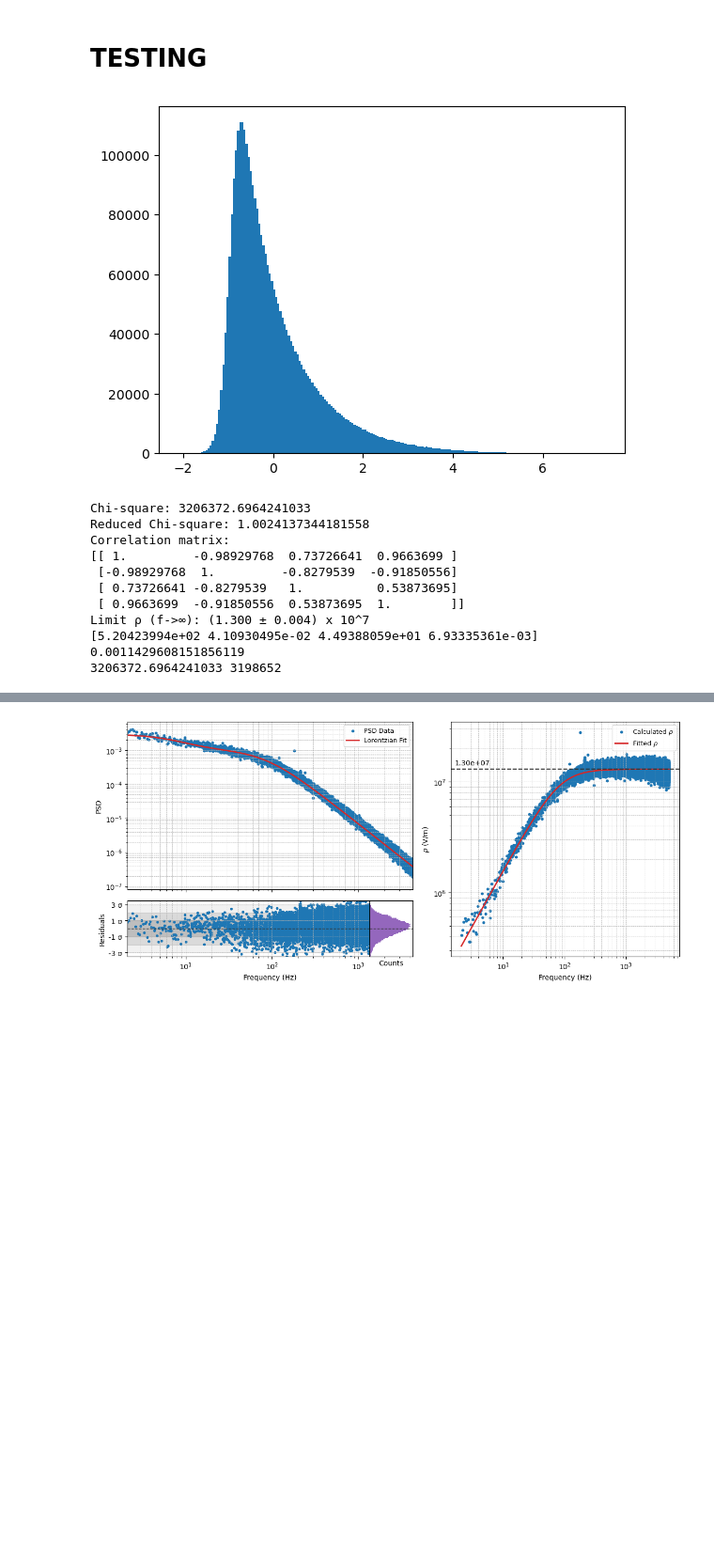
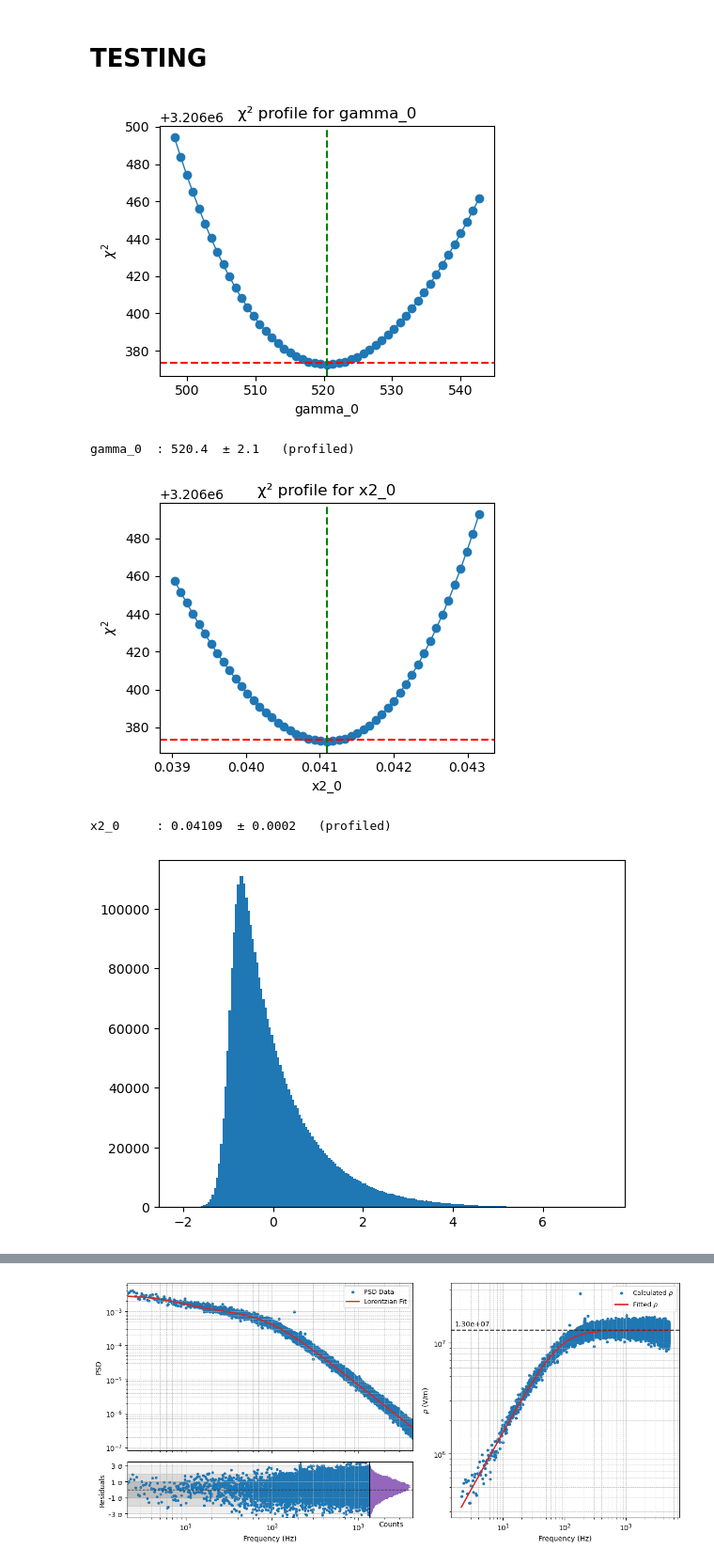
Before and after one commit to noah-silverberg/382L-Optical-Tweezer, a Jupyter notebook: rho.ipynb, the cells around one changed output, grey strips where cells are left out. Shown at 94% size. Drawn from its saved outputs; the diff is of its cells as text; code cells hidden in the pictures; blank space fills up the shorter version.

```diff
--- a/rho.ipynb
+++ b/rho.ipynb
@@ -971,6 +1054,14 @@ popt, pcov = opt.curve_fit(
 gamma_0_opt, x2_0_opt, gamma_1_opt, x2_1_opt = popt
 f0_0_opt = 0.0  # f0 is fixed
 f0_1_opt = 0.0  # f0 is fixed
+
+gamma_0_opt, gamma_0_err = profile_param("gamma_0", 0,
+                                         popt, pcov,
+                                         freq_all, psd_diff_all, psd_std_all)
+
+x2_0_opt,    x2_0_err    = profile_param("x2_0",    1,
+                                         popt, pcov,
+                                         freq_all, psd_diff_all, psd_std_all)
 
 
 ############# CHI SQUARE CALCULATION ON ALL DATA ###############
@@ -1018,42 +1109,41 @@ rho_fit = rho(lorentzian(freqs[mask], gamma_0_opt, f0_0_opt, x2_0_opt), freqs[ma
 # So the uncertainty in ρ is:
 #   σ_ρ = (A / (2 * ρ)) * σ_S
 A = 6 * np.pi**3 * eta * freqs[mask]**2 * r_avg / (kb * T)
 rho_raw_err = (A / (2 * rho_raw)) * avg_difference_psd['STD'][mask]
 
 # --- Additional: Compute the f->infty limit value of ρ and its uncertainty ---
 # The derived limit is:
 #   ρ_limit = sqrt((π * ζ * x2_opt * γ_opt) / (kb * T))
 # where ζ = 6 * π * η * r_avg (as in a Stokes drag coefficient)
 zeta = 6 * np.pi * eta * r_avg
 rho_limit = np.sqrt((x2_0_opt * gamma_0_opt * np.pi * zeta) / (kb * T))
 
 # Extract uncertainties from the fit parameters
 gamma_err = np.sqrt(pcov[0, 0])
 x2_err = np.sqrt(pcov[1, 1])
 
+print(gamma_0_err, gamma_err)
+print(x2_0_err, x2_err)
+
+gamma_err = gamma_0_err
+x2_err = x2_0_err
+
 # Propagate error:
 #   σ_ρ_limit = (ρ_limit/2) * sqrt((σ_x2/x2_opt)^2 + (σ_γ/γ_opt)^2)
 rho_limit_err = (rho_limit / 2) * np.sqrt((x2_err / x2_0_opt)**2 + (gamma_err / gamma_0_opt)**2)
 
 exponent = int(np.floor(np.log10(rho_limit)))
 scaled_rho = rho_limit / 10**exponent
 scaled_rho_err = rho_limit_err / 10**exponent
 print(f"Limit ρ (f->∞): ({scaled_rho:.3f} ± {scaled_rho_err:.3f}) x 10^{exponent}")
 
 print(popt)
 import scipy.stats as stats
 print(1 - stats.chi2.cdf(chi_square, dof))
 print(chi_square, dof)
 # %% [output]
-[figure, old version]
+[figure, new version]
-Chi-square: 3206372.6964241033
-Reduced Chi-square: 1.0024137344181558
-Correlation matrix:
-[[ 1.         -0.98929768  0.73726641  0.9663699 ]
- [-0.98929768  1.         -0.8279539  -0.91850556]
- [ 0.73726641 -0.8279539   1.          0.53873695]
- [ 0.9663699  -0.91850556  0.53873695  1.        ]]
-Limit ρ (f->∞): (1.300 ± 0.004) x 10^7
-[5.20423994e+02 4.10930495e-02 4.49388059e+01 6.93335361e-03]
-0.0011429608151856119
-3206372.6964241033 3198652
+gamma_0  : 520.4  ± 2.1   (profiled)
+[figure, added]
+x2_0     : 0.04109  ± 0.0002   (profiled)
+[figure, added]
```
Also changed, not shown: parts of 3 cells of this notebook.
